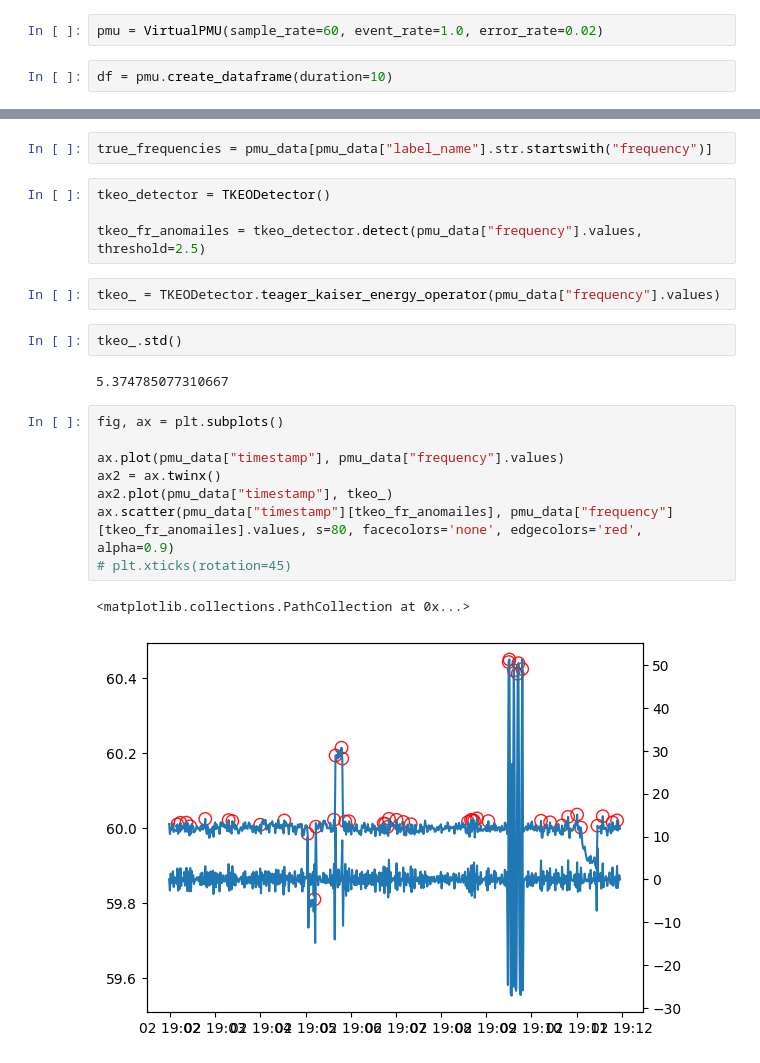
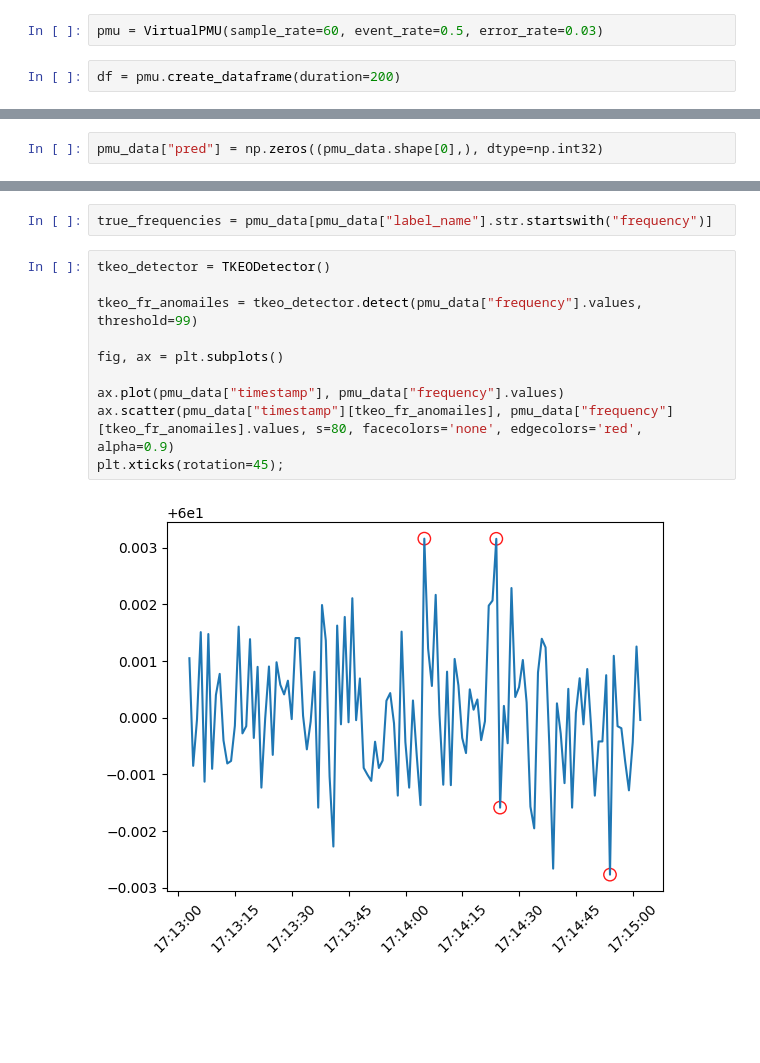
Before and after one commit to Rakdol/PMU-detection, a Jupyter notebook: notebooks/dataset.ipynb, the cells around one changed output, grey strips where cells are left out. Saved outputs shown, nothing was run; the diff lists cells and outputs as text; blank space fills up the shorter version.

Commit message:
update detectors

```diff
--- a/notebooks/dataset.ipynb
+++ b/notebooks/dataset.ipynb
@@ -17,7 +18,7 @@ from data_generator.pmu import VirtualPMU
 # %%
-pmu = VirtualPMU(sample_rate=60, event_rate=1.0, error_rate=0.02)
+pmu = VirtualPMU(sample_rate=60, event_rate=0.5, error_rate=0.03)
 # %%
-df = pmu.create_dataframe(duration=10)
+df = pmu.create_dataframe(duration=200)
 # %%
 df["label_name"].unique()
 # %% [output]
@@ -177,0 +168,2 @@ plt.xticks(rotation=45)
+# %%
+pmu_data["pred"] = np.zeros((pmu_data.shape[0],), dtype=np.int32)
@@ -178,23 +182,14 @@ plt.xticks(rotation=45)
 # %%
 true_frequencies = pmu_data[pmu_data["label_name"].str.startswith("frequency")]
-# %%
-tkeo_detector = TKEODetector()
-
-tkeo_fr_anomailes = tkeo_detector.detect(pmu_data["frequency"].values, threshold=2.5)
-# %%
-tkeo_ = TKEODetector.teager_kaiser_energy_operator(pmu_data["frequency"].values)
-# %%
-tkeo_.std()
-# %% [output]
-5.374785077310667
 # %%
+tkeo_detector = TKEODetector()
+
+tkeo_fr_anomailes = tkeo_detector.detect(pmu_data["frequency"].values, threshold=99)
+
 fig, ax = plt.subplots()
 
 ax.plot(pmu_data["timestamp"], pmu_data["frequency"].values)
-ax2 = ax.twinx()
-ax2.plot(pmu_data["timestamp"], tkeo_)
 ax.scatter(pmu_data["timestamp"][tkeo_fr_anomailes], pmu_data["frequency"][tkeo_fr_anomailes].values, s=80, facecolors='none', edgecolors='red', alpha=0.9)
-# plt.xticks(rotation=45)
+plt.xticks(rotation=45);
 # %% [output]
-<matplotlib.collections.PathCollection at 0x...>
-[figure, old version]
+[figure, new version]
```
Also changed, not shown: parts of 26 cells of this notebook, 3 other files.
